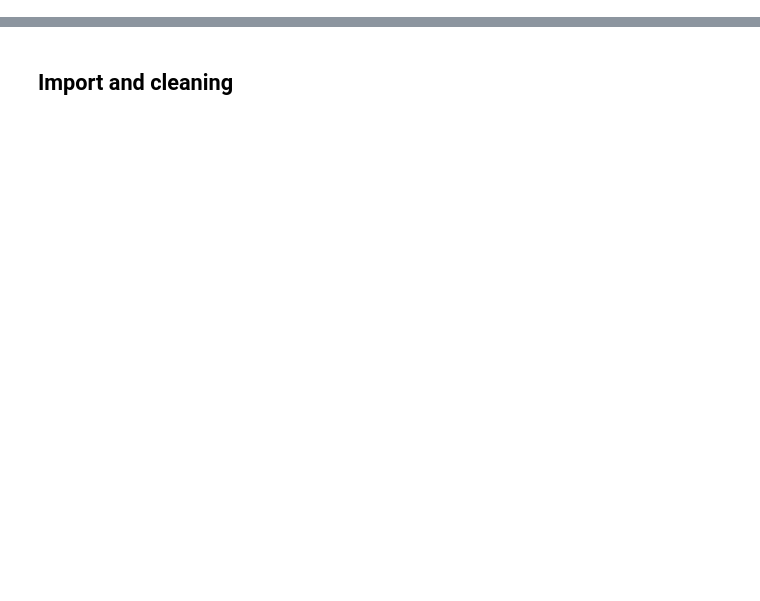
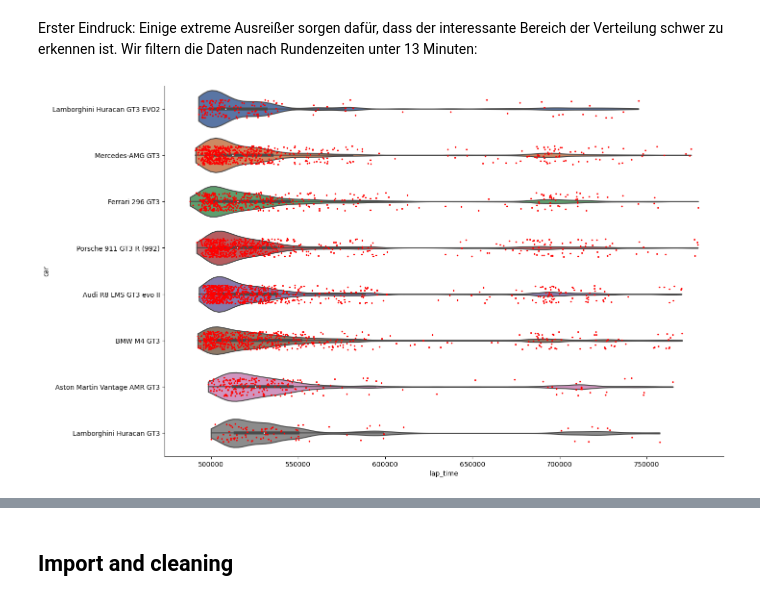
Before and after one commit to patmanteau/mbb-agp-sobe, a Jupyter notebook: balance_of_performance.ipynb, the cells around one changed output, grey strips where cells are left out. Cells and saved outputs as stored; diff of their text form; code cells hidden in the pictures; blank space fills up the shorter version.

```diff
--- a/balance_of_performance.ipynb
+++ b/balance_of_performance.ipynb
@@ -13,0 +375,3 @@ import matplotlib.pyplot as plt
+# %%
+def make_lap_index(df: pd.DataFrame) -> pd.DataFrame:
+    return df.set_index(["car_number", "lap_number"])
@@ -13,0 +442,6 @@ import matplotlib.pyplot as plt
+# %% [markdown]
+Erster Eindruck: Einige extreme Ausreißer sorgen dafür, dass der interessante Bereich der Verteilung schwer zu erkennen ist. Wir filtern die Daten nach Rundenzeiten unter 13 Minuten:
+# %%
+plot_time_distribution(df_sp9_sectors.query("lap_time < 780000"))
+# %% [output]
+[figure, added]
```
Also changed, not shown: parts of 77 cells of this notebook, 11 other files.
